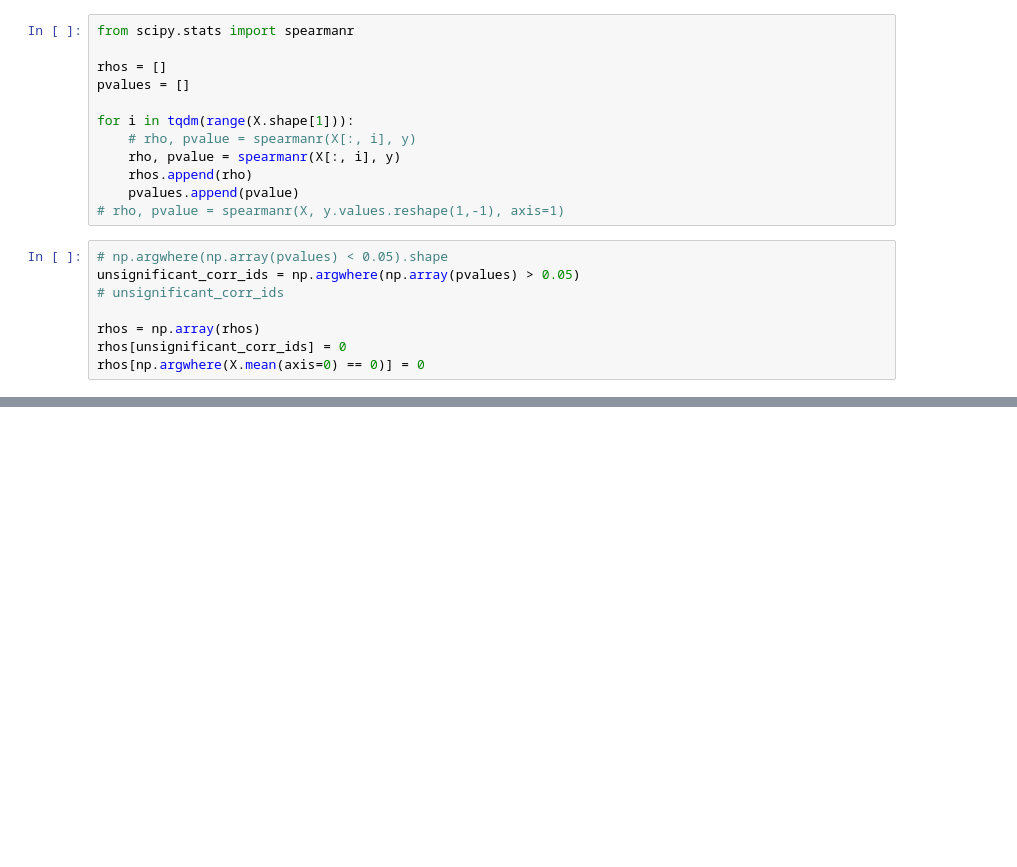
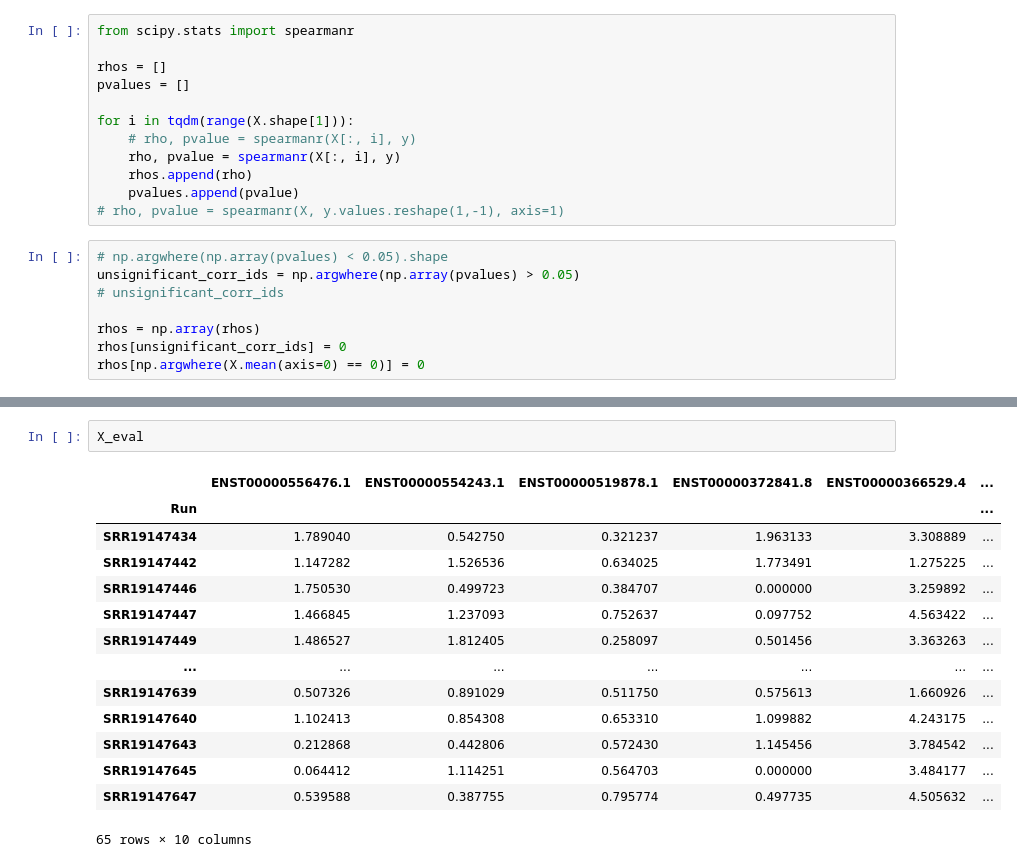
Before and after one commit to zodelheim/sea-infer-rna-seq, a Jupyter notebook: notebooks/AgePredictionTest.ipynb, the cells around one changed output, grey strips where cells are left out. Drawn from its saved outputs; the diff is of its cells as text; blank space fills up the shorter version.

```diff
--- a/notebooks/AgePredictionTest.ipynb
+++ b/notebooks/AgePredictionTest.ipynb
@@ -301,0 +473,17 @@ print(RMSE(y_pred_gls, data_eval_header['Age']))
+# %%
+X_eval
+# %% [output]
+|  | ENST00000556476.1 | ENST00000554243.1 | ENST00000519878.1 | ENST00000372841.8 | ENST00000366529.4 | ... |
+| Run |  |  |  |  |  | ... |
+| SRR19147434 | 1.789040 | 0.542750 | 0.321237 | 1.963133 | 3.308889 | ... |
+| SRR19147442 | 1.147282 | 1.526536 | 0.634025 | 1.773491 | 1.275225 | ... |
+| SRR19147446 | 1.750530 | 0.499723 | 0.384707 | 0.000000 | 3.259892 | ... |
+| SRR19147447 | 1.466845 | 1.237093 | 0.752637 | 0.097752 | 4.563422 | ... |
+| SRR19147449 | 1.486527 | 1.812405 | 0.258097 | 0.501456 | 3.363263 | ... |
+| ... | ... | ... | ... | ... | ... | ... |
+| SRR19147639 | 0.507326 | 0.891029 | 0.511750 | 0.575613 | 1.660926 | ... |
+| SRR19147640 | 1.102413 | 0.854308 | 0.653310 | 1.099882 | 4.243175 | ... |
+| SRR19147643 | 0.212868 | 0.442806 | 0.572430 | 1.145456 | 3.784542 | ... |
+| SRR19147645 | 0.064412 | 1.114251 | 0.564703 | 0.000000 | 3.484177 | ... |
+| SRR19147647 | 0.539588 | 0.387755 | 0.795774 | 0.497735 | 4.505632 | ... |
+65 rows × 10 columns
```
Also changed, not shown: parts of 17 cells of this notebook.
